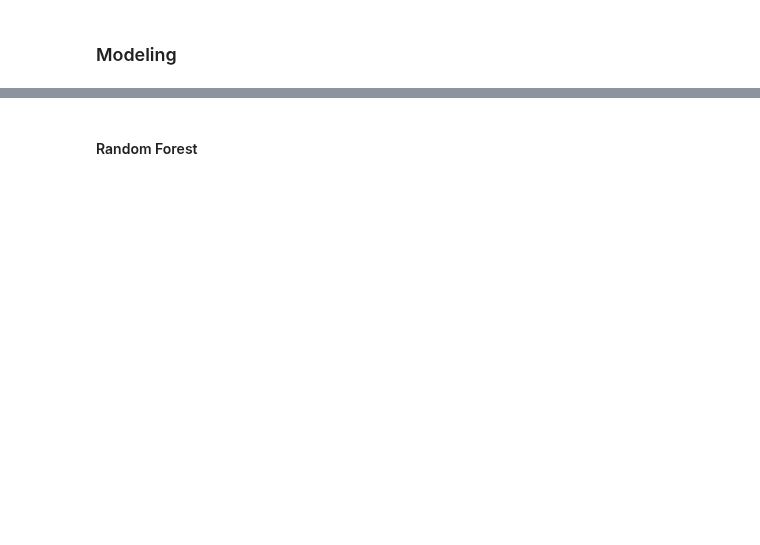
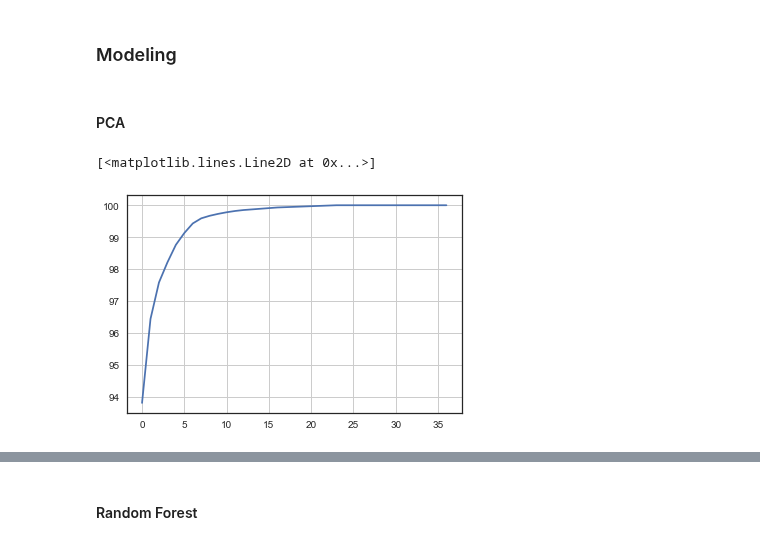
Before and after one commit to paulaceccon/ml-playground, a Jupyter notebook: Kernels/PortoSeguro.ipynb, the cells around one changed output, grey strips where cells are left out. Saved outputs shown, nothing was run; the diff lists cells and outputs as text; code cells hidden in the pictures; blank space fills up the shorter version.

```diff
--- a/Kernels/PortoSeguro.ipynb
+++ b/Kernels/PortoSeguro.ipynb
@@ -39,6 +52,17 @@ msno.matrix(df_train[missing_columns])
-# %%
-df_train.fillna(-1, inplace=True)
 # %%
 binary_feat = [c for c in df_train.columns if c.endswith('bin')]
 categorical_feat = [c for c in df_train.columns if c.endswith('cat')]
 other_feat = df_train.columns.difference(binary_feat + categorical_feat).values
+# %%
+for col in categorical_feat:
+    df_train[col].fillna(value=df_train[col].mode()[0], inplace=True)
+    df_test[col].fillna(value=df_test[col].mode()[0], inplace=True)
+
+for col in binary_feat:
+    df_train[col].fillna(value=df_train[col].mode()[0], inplace=True)
+    df_test[col].fillna(value=df_test[col].mode()[0], inplace=True)
+
+for col in other_feat:
+    if col != 'target':
+        df_train[col].fillna(value=df_train[col].mean(), inplace=True)
+        df_test[col].fillna(value=df_test[col].mean(), inplace=True)
@@ -99,0 +142,4 @@ sns.heatmap(corr, mask=mask, cmap=cmap, center=0,
+# %%
+unwanted = df_train.columns[df_train.columns.str.startswith('ps_calc_')]
+df_train = df_train.drop(unwanted, axis=1)
+df_test =  df_test.drop(unwanted, axis=1)
@@ -131,3 +181,18 @@ def gini_xgb(preds, dtrain):
 
 #SKlearn
 gini_sklearn = metrics.make_scorer(gini_normalizedc, True, True)
+# %% [markdown]
+#### PCA
+# %%
+from sklearn.decomposition import PCA
+
+pca = PCA()
+pca.fit(X_train)
+
+var = np.cumsum(np.round(pca.explained_variance_ratio_, decimals=4)*100)
+
+plt.grid(True)
+plt.plot(var)
+# %% [output]
+[<matplotlib.lines.Line2D at 0x...>]
+[figure, added]
```
Also changed, not shown: parts of 31 cells of this notebook.
